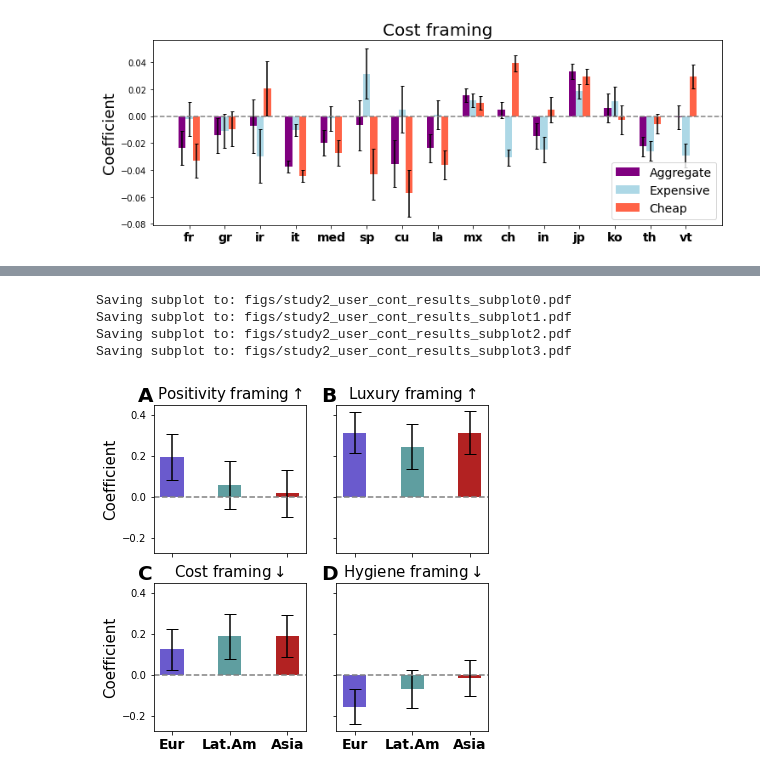
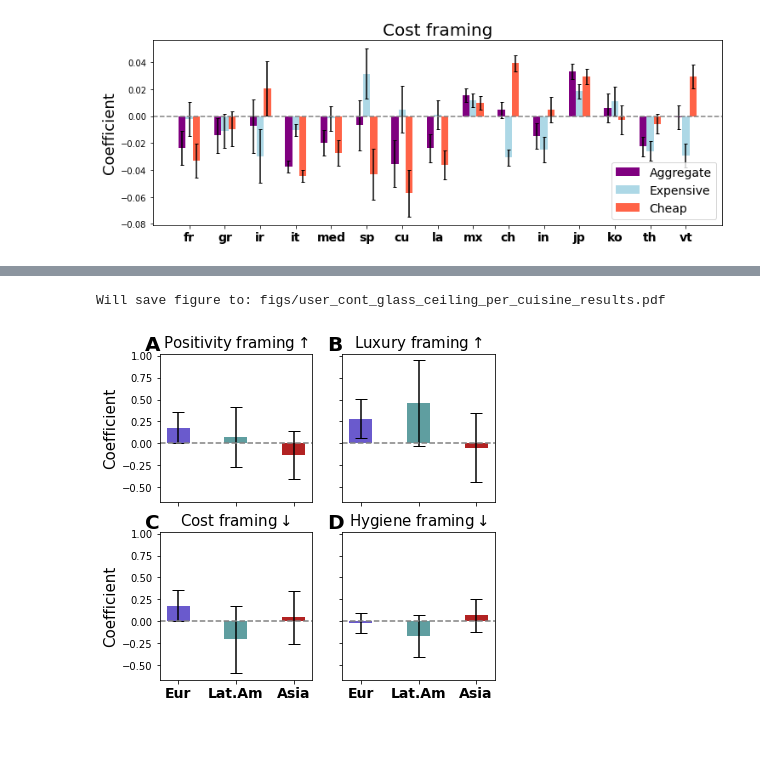
Before and after one commit to yiweiluo/immigrant-food-framing, a Jupyter notebook: 2_DATA_ANALYSIS/plotting.ipynb, the cells around one changed output, grey strips where cells are left out. Saved outputs shown, nothing was run; the diff lists cells and outputs as text; code cells hidden in the pictures; blank space fills up the shorter version.

Commit message:
test all yelp & llm results

```diff
--- a/2_DATA_ANALYSIS/plotting.ipynb
+++ b/2_DATA_ANALYSIS/plotting.ipynb
@@ -16,7 +16,7 @@ if not os.path.exists(FIGURES_DIR):
     os.mkdir(FIGURES_DIR)
 # %%
 def fetch_results(dep_var, level, covars=False, glass_ceiling=False, user_controlled=False,
-                  top_removed=False, cajun_creole_removed=False):
+                  top_removed=False, cajun_creole_removed=False, results_dir=RESULTS_DIR):
     """
     @param dep_var: the dependent variable regression to fetch
     @param level: `macro`, `region`, or `cuisine`
@@ -39,7 +39,7 @@ def fetch_results(dep_var, level, covars=False, glass_ceiling=False, user_contro
     if cajun_creole_removed:
         savename = f"cajun-creole_removed_{savename}"
 
-    res = pd.read_csv(os.path.join(RESULTS_DIR, savename+".csv"), index_col=0)
+    res = pd.read_csv(os.path.join(results_dir, savename+".csv"), index_col=0)
 
     return res
 # %%
@@ -1856,14 +1913,14 @@ Saving subplot to: figs/glass_ceiling_per_cuisine_results_subplot3.pdf
 # %%
-# User-controlled results
+# Study 2 glass ceiling user controlled results
 
-fig_name = 'study2_user_cont_results' # set name without file extension
+fig_name = 'user_cont_glass_ceiling_per_cuisine_results' # set name without file extension
 assert type(fig_name) == str
-# print("Will save figure to:", os.path.join(FIGURES_DIR, f"{fig_name}.pdf"))
+print("Will save figure to:", os.path.join(FIGURES_DIR, f"{fig_name}.pdf"))
 
-dep_vars_to_plot = ['agg_filtered_liwc_posemo_score',
-                    'agg_luxury_words_score',
-                    'agg_cheapness_words_score',
-                    'agg_hygiene_words_score']
+dep_vars_to_plot = ['filtered_liwc_posemo_agg_score',
+                    'luxury_words_agg_score',
+                    'cheapness_words_agg_score',
+                    'hygiene_words_agg_score']
 
 fig, axs = plt.subplots(2,2,figsize=(6,6),sharey=True,sharex=True)
 
@@ -1873,49 +1930,46 @@ pretty_region_coeff_ticks = ['Eur','Lat.Am','Asia']
 for ax_ix,dep_var in enumerate(dep_vars_to_plot):
 
     # get results from .csvs
-    res = fetch_results(dep_var, 'region', exclude_neg=True, user_controlled=True)
-    covar_res = fetch_results(dep_var, 'region', covars=True, exclude_neg=True, user_controlled=True)
-    per_region_coeffs = get_abs_coeffs(res, per_cuisine=False)
-    per_region_errs = get_abs_errs(res, covar_res, per_cuisine=False)
+    res = fetch_results(dep_var, 'biz_cuisine_region', glass_ceiling=True, user_controlled=True)
+    covar_res = fetch_results(dep_var, 'biz_cuisine_region', covars=True, glass_ceiling=True, user_controlled=True)
+    per_region_coeffs = get_abs_coeffs(res, ref='europe', per_cuisine=False)
+    per_region_errs = get_abs_errs(res, covar_res, ref='europe', per_cuisine=False)
 
     # Overall parameters
     ax = axs[int(ax_ix/2)][ax_ix%2]
     ax.axhline(y=0, color="gray", linestyle="--")
     ax.set_xticks(range(len(region_coeff_ticks)))
     ax.set_xticklabels(pretty_region_coeff_ticks, fontweight='bold', fontsize=14)
 
     # Plot coefficients
     ax.bar(range(len(region_coeff_ticks)),
            [per_region_coeffs[x] for x in region_coeff_ticks],
            width=0.4,
            yerr=[2*per_region_errs[x] for x in region_coeff_ticks],
            capsize=6,
            color=[cont2color[x] for x in region_coeff_ticks],
            zorder=1)
 
     # Add titles
     if ax_ix < 2:
         ax.set_title(f"{prettify_dep_var(dep_var)} framing"+r'$\uparrow$',fontsize=15)
     else:
         ax.set_title(f"{prettify_dep_var(dep_var)} framing"+r'$\downarrow$',fontsize=15)
     ax.text(-0.1, 1.02, string.ascii_uppercase[ax_ix], transform=ax.transAxes,
             size=20, weight='bold')
 
     if ax_ix % 2 == 0:
         ax.set_ylabel("Coefficient", fontsize=15)
 
-    # Save just the portion _inside_ the second axis's boundaries
-    extent = full_extent(ax).transformed(fig.dpi_scale_trans.inverted())
-    # Alternatively,
-    # extent = ax.get_tightbbox(fig.canvas.renderer).transformed(fig.dpi_scale_trans.inverted())
-    print("Saving subplot to:", os.path.join(FIGURES_DIR, f"{fig_name}_subplot{ax_ix}.pdf"))
-    fig.savefig(os.path.join(FIGURES_DIR, f"{fig_name}_subplot{ax_ix}.pdf"), bbox_inches=extent)
+#     # Save just the portion _inside_ the second axis's boundaries
+#     extent = full_extent(ax).transformed(fig.dpi_scale_trans.inverted())
+#     # Alternatively,
+#     # extent = ax.get_tightbbox(fig.canvas.renderer).transformed(fig.dpi_scale_trans.inverted())
+#     print("Saving subplot to:", os.path.join(FIGURES_DIR, f"{fig_name}_subplot{ax_ix}.pdf"))
+#     fig.savefig(os.path.join(FIGURES_DIR, f"{fig_name}_subplot{ax_ix}.pdf"), bbox_inches=extent)
 
-# plt.savefig(os.path.join(FIGURES_DIR, f"{fig_name}.pdf"),bbox_inches="tight")
+plt.savefig(os.path.join(FIGURES_DIR, f"{fig_name}.pdf"),bbox_inches="tight")
 plt.show()
 # %% [output]
-Saving subplot to: figs/study2_user_cont_results_subplot0.pdf
-Saving subplot to: figs/study2_user_cont_results_subplot1.pdf
-Saving subplot to: figs/study2_user_cont_results_subplot2.pdf
-Saving subplot to: figs/study2_user_cont_results_subplot3.pdf
+Will save figure to: figs/user_cont_glass_ceiling_per_cuisine_results.pdf
-[figure, old version]
+[figure, new version]
```
Also changed, not shown: parts of 26 cells of this notebook.
